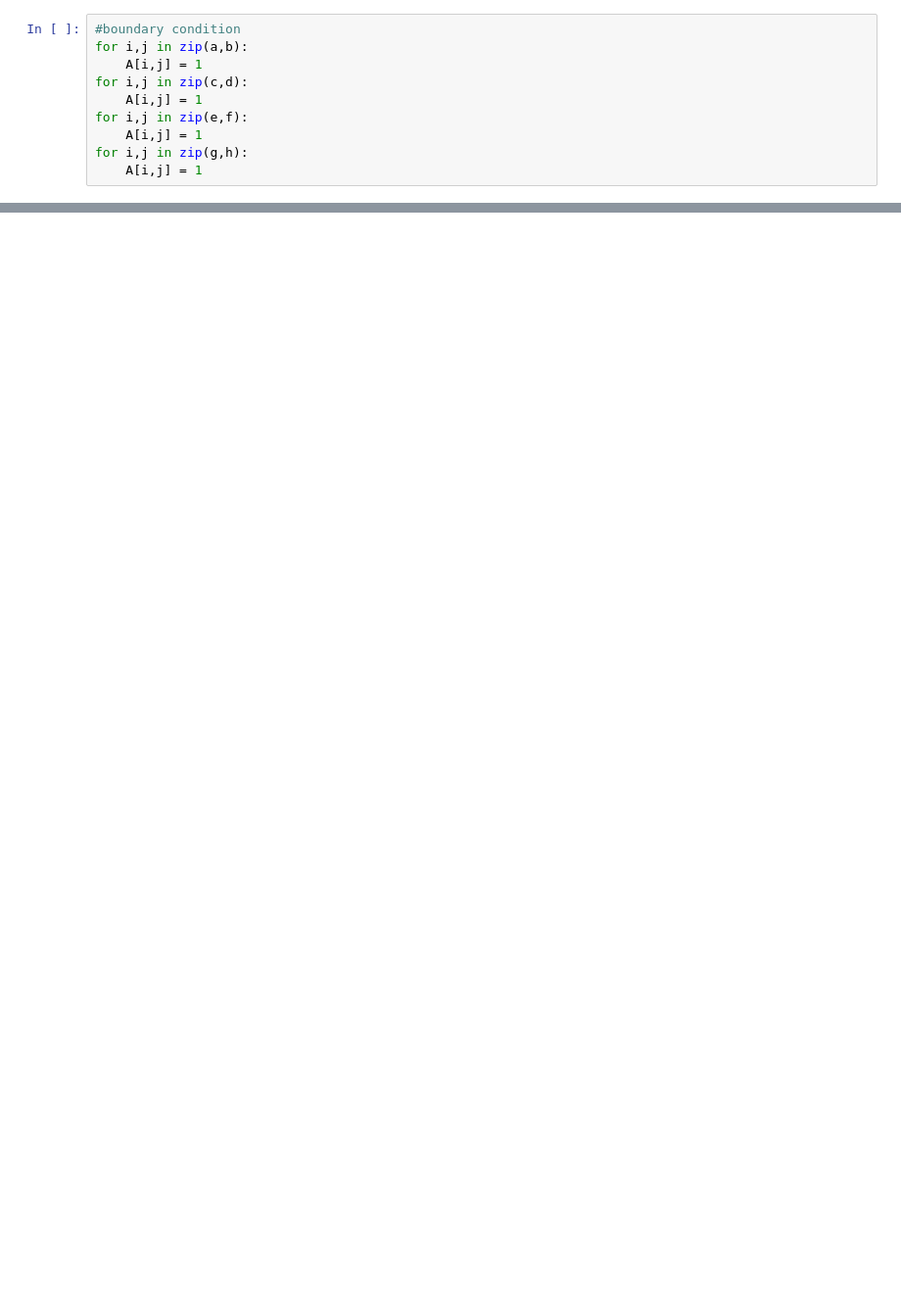
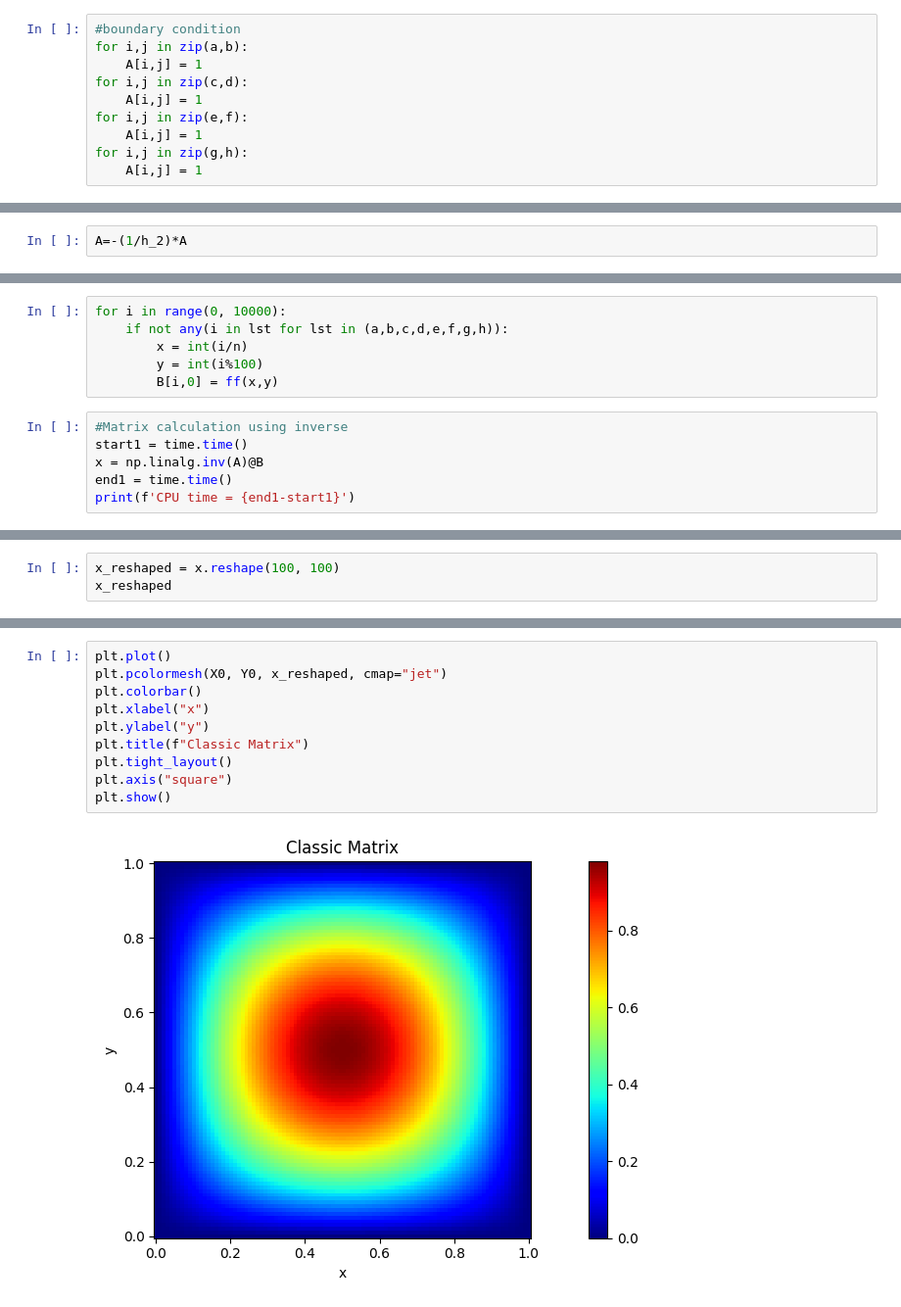
Before and after one commit to 07abrar/TensorlyTraining, a Jupyter notebook: Harmonic_Function_using_SVD.ipynb, the cells around one changed output, grey strips where cells are left out. Shown at 98% size. Cells and saved outputs as stored; diff of their text form; blank space fills up the shorter version.

Commit message:
Harmonic function calculation finish

```diff
--- a/Harmonic_Function_using_SVD.ipynb
+++ b/Harmonic_Function_using_SVD.ipynb
@@ -47,0 +62,2 @@ array([[1., 0., 0., ..., 0., 0., 0.],
+# %%
+A=-(1/h_2)*A
@@ -47,0 +69,12 @@ array([[1., 0., 0., ..., 0., 0., 0.],
+# %%
+for i in range(0, 10000):
+    if not any(i in lst for lst in (a,b,c,d,e,f,g,h)):
+        x = int(i/n)
+        y = int(i%100)
+        B[i,0] = ff(x,y)
+# %%
+#Matrix calculation using inverse
+start1 = time.time()
+x = np.linalg.inv(A)@B
+end1 = time.time()
+print(f'CPU time = {end1-start1}')
@@ -47,0 +83,3 @@ array([[1., 0., 0., ..., 0., 0., 0.],
+# %%
+x_reshaped = x.reshape(100, 100)
+x_reshaped
@@ -47,0 +100,12 @@ array([[1., 0., 0., ..., 0., 0., 0.],
+# %%
+plt.plot()
+plt.pcolormesh(X0, Y0, x_reshaped, cmap="jet")
+plt.colorbar()
+plt.xlabel("x")
+plt.ylabel("y")
+plt.title(f"Classic Matrix")
+plt.tight_layout()
+plt.axis("square")
+plt.show()
+# %% [output]
+[figure, added]
```
Also changed, not shown: parts of 18 cells of this notebook, 5 other files.
